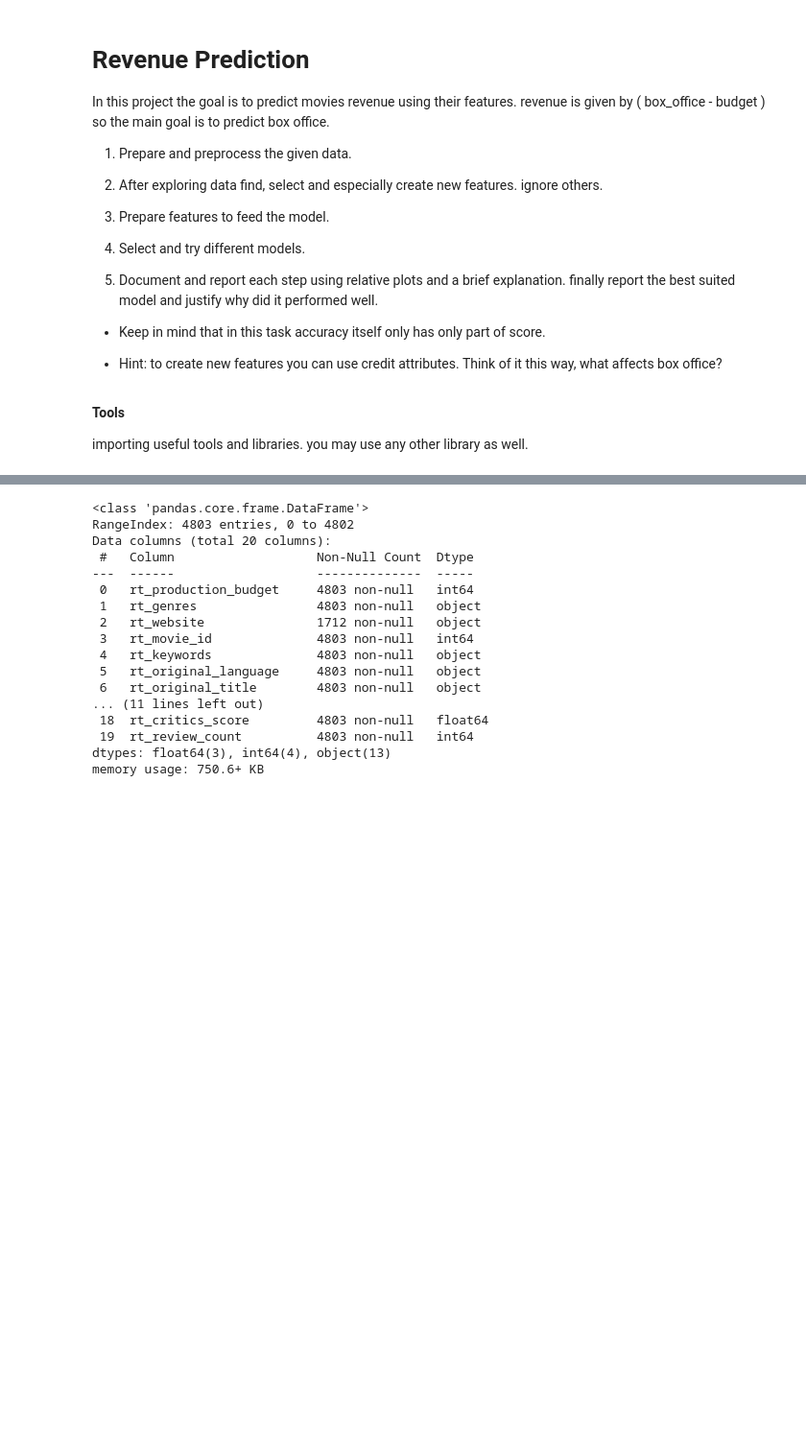
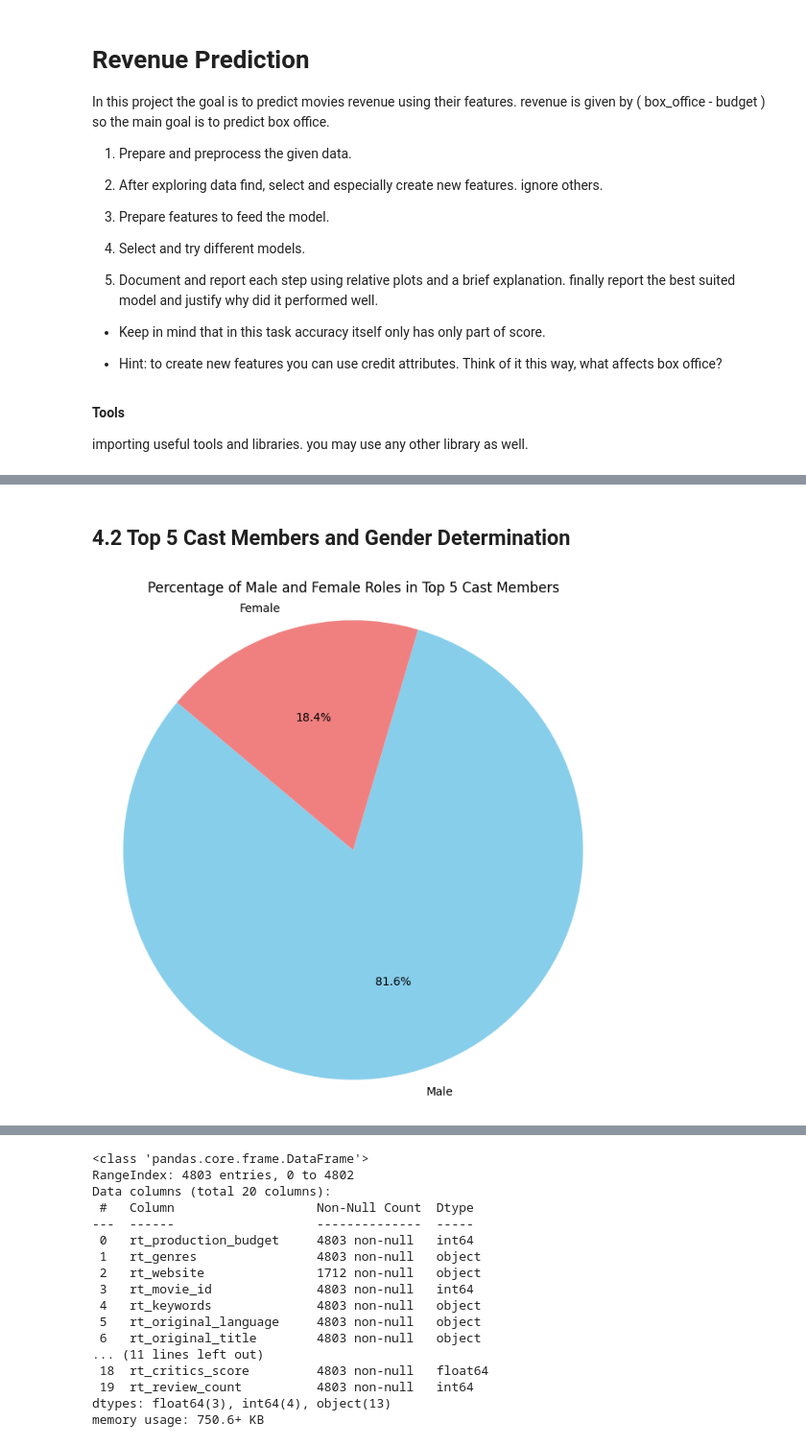
Before and after one commit to lAmiR1HosseiNl/Data_Science_Final_Project, a Jupyter notebook: AliShokoohi_400521477_AmirHosseinRaeghi_400522373/project.ipynb, the cells around one changed output, grey strips where cells are left out. Shown at 96% size. Cells and saved outputs as stored; diff of their text form; code cells hidden in the pictures; blank space fills up the shorter version.

```diff
--- a/AliShokoohi_400521477_AmirHosseinRaeghi_400522373/project.ipynb
+++ b/AliShokoohi_400521477_AmirHosseinRaeghi_400522373/project.ipynb
@@ -65,0 +115,6 @@ X_train, X_test, y_train, y_test = train_test_split(X, y, test_size = 0.25)
+# %%
+# Dropping movies with zero box office revenue
+df = df[df['rt_box_office'] != 0]
+
+# Confirming the removal
+print(f"Number of movies after removing zero box office: {df.shape[0]}")
@@ -65,0 +125,13 @@ X_train, X_test, y_train, y_test = train_test_split(X, y, test_size = 0.25)
+# %%
+# Extracting release year from 'rt_release_date'
+df['release_year'] = pd.to_datetime(df['rt_release_date'], errors='coerce').dt.year
+
+# Dropping rows with invalid release dates
+df = df.dropna(subset=['release_year'])
+
+# Converting release_year to integer
+df['release_year'] = df['release_year'].astype(int)
+
+# Displaying the first few rows after extracting release_year
+print("DataFrame after extracting release_year:\n")
+display(df[['rt_release_date', 'release_year']].head())
@@ -65,0 +231,52 @@ X_train, X_test, y_train, y_test = train_test_split(X, y, test_size = 0.25)
+# %% [markdown]
+## 4.2 Top 5 Cast Members and Gender Determination
+# %%
+# Extracting top 5 cast members
+
+
+def extract_top_cast(actors_str, top_n=5):
+    try:
+        actors = ast.literal_eval(actors_str)
+        top_cast = actors[:top_n]
+        return [actor['name'] for actor in top_cast]
+    except:
+        return []
+
+df['top_cast'] = df['rt_actors'].apply(lambda x: extract_top_cast(x, 5))
+
+# Defining male and female names for gender determination (simplified)
+male_names = ['John', 'James', 'Robert', 'Michael', 'William', 'David', 'Richard', 'Charles', 'Joseph', 'Thomas']
+female_names = ['Mary', 'Patricia', 'Linda', 'Barbara', 'Elizabeth', 'Jennifer', 'Maria', 'Susan', 'Margaret', 'Dorothy']
+
+def determine_gender(name):
+    first_name = name.split()[0]
+    if first_name in male_names:
+        return 'Male'
+    elif first_name in female_names:
+        return 'Female'
+    else:
+        return 'Unknown'
+
+# Determining gender for top cast
+df['gender'] = df['top_cast'].apply(lambda cast: [determine_gender(name) for name in cast])
+
+# Calculating percentage of male and female roles
+male_counts = df['gender'].apply(lambda x: x.count('Male')).sum()
+female_counts = df['gender'].apply(lambda x: x.count('Female')).sum()
+total = male_counts + female_counts
+
+percent_male = (male_counts / total) * 100
+percent_female = (female_counts / total) * 100
+
+# Displaying percentage of male and female roles
+labels = ['Male', 'Female']
+sizes = [percent_male, percent_female]
+colors = ['skyblue', 'lightcoral']
+
+plt.figure(figsize=(8,8))
+plt.pie(sizes, labels=labels, colors=colors, autopct='%1.1f%%', startangle=140)
+plt.title('Percentage of Male and Female Roles in Top 5 Cast Members')
+plt.axis('equal')
+plt.show()
+# %% [output]
+[figure, added]
```
Also changed, not shown: parts of 70 cells of this notebook, 1 other file.
